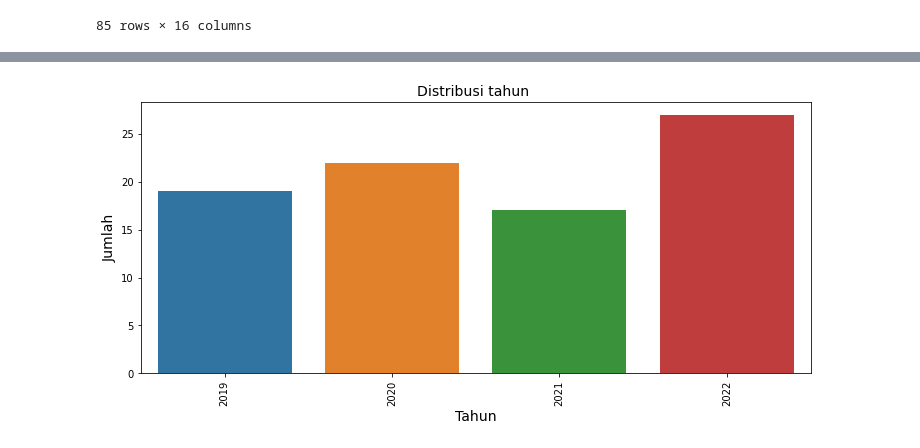
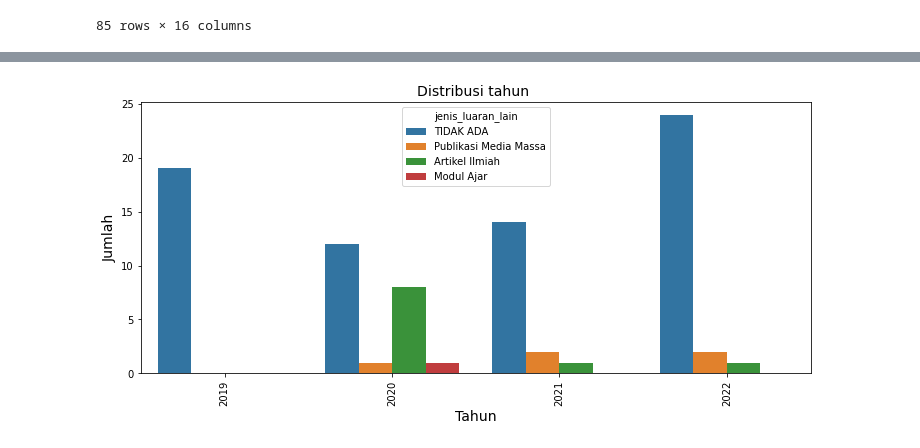
Before and after one commit to hhidayatinc/Machine_Learning, a Jupyter notebook: Kuis2_Hidayati_Nur_Chasanah.ipynb, the cells around one changed output, grey strips where cells are left out. Saved outputs shown, nothing was run; the diff lists cells and outputs as text; code cells hidden in the pictures.

```diff
--- a/Kuis2_Hidayati_Nur_Chasanah.ipynb
+++ b/Kuis2_Hidayati_Nur_Chasanah.ipynb
@@ -166,9 +128,9 @@ import matplotlib.pyplot as plt
 # %%
 plt.figure(figsize=(12,5))
-sns.countplot(x='tahun', data=data)
+sns.countplot(x='tahun',hue='jenis_luaran_lain', data=data)
 plt.title('Distribusi tahun ', fontsize=14)
 plt.ylabel('Jumlah', fontsize=14)
 plt.xlabel('Tahun', fontsize=14)
 plt.xticks(rotation='vertical');
 # %% [output]
-[figure, old version]
+[figure, new version]
```
Also changed, not shown: parts of 15 cells of this notebook.
